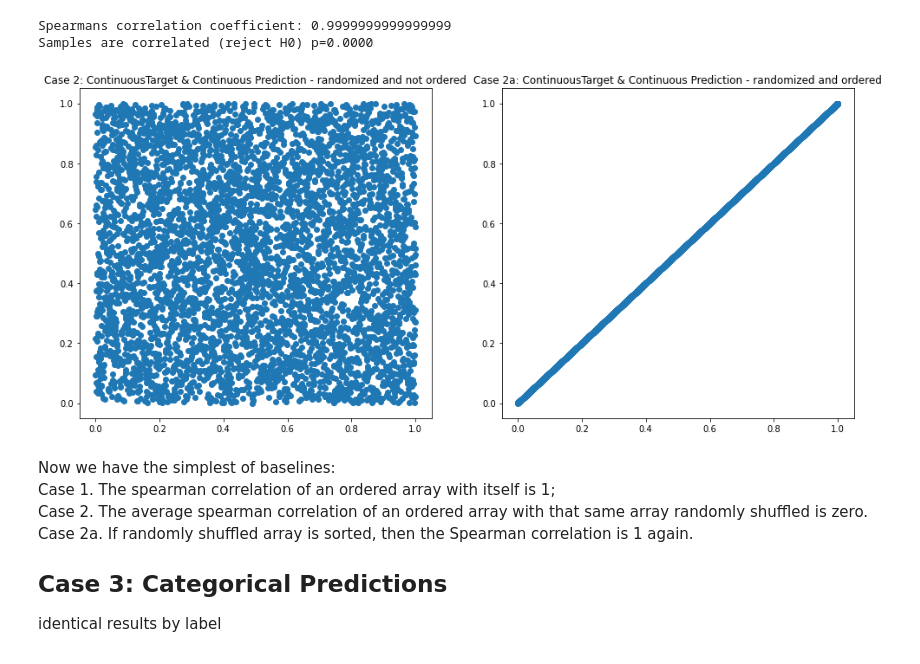
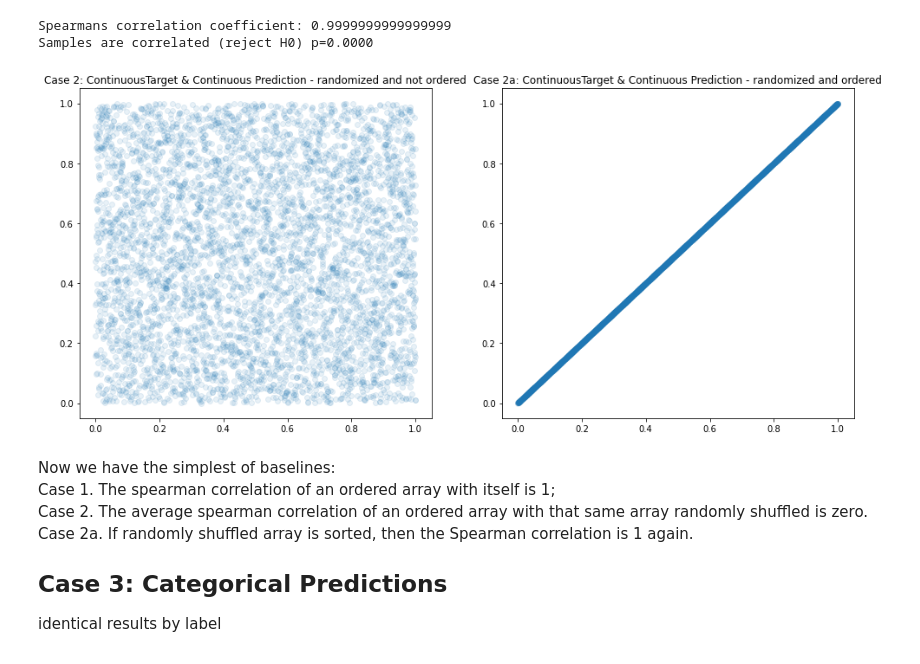
Before and after one commit to anyaconda/myStats, a Jupyter notebook: mySpearmanSimulation.ipynb, the cells around one changed output. Saved outputs shown, nothing was run; the diff lists cells and outputs as text; code cells hidden in the pictures.

Commit message:
Colab.  Spearman Simulation. Vis - scatter plots with opacity to vis volumes.

```diff
--- a/mySpearmanSimulation.ipynb
+++ b/mySpearmanSimulation.ipynb
@@ -120,12 +123,12 @@ Samples are correlated (reject H0) p=0.0000
 # %%
 #visualize raw input and ordered input
 _,ax = plt.subplots(1,2, figsize=(16,7))
-ax[0].scatter(true_target,preds);
+ax[0].scatter(true_target,preds, alpha=.1);
 ax[0].title.set_text("Case 2: ContinuousTarget & Continuous Prediction - randomized and not ordered");
-ax[1].scatter(true_target,sorted(preds));
+ax[1].scatter(true_target,sorted(preds), alpha=.1);
 ax[1].title.set_text("Case 2a: ContinuousTarget & Continuous Prediction - randomized and ordered");
 # %% [output]
-[figure, old version]
+[figure, new version]
 # %% [markdown]
 Now we have the simplest of baselines:
 Case 1. The spearman correlation of an ordered array with itself is 1;
```
Also changed, not shown: parts of 14 cells of this notebook.
